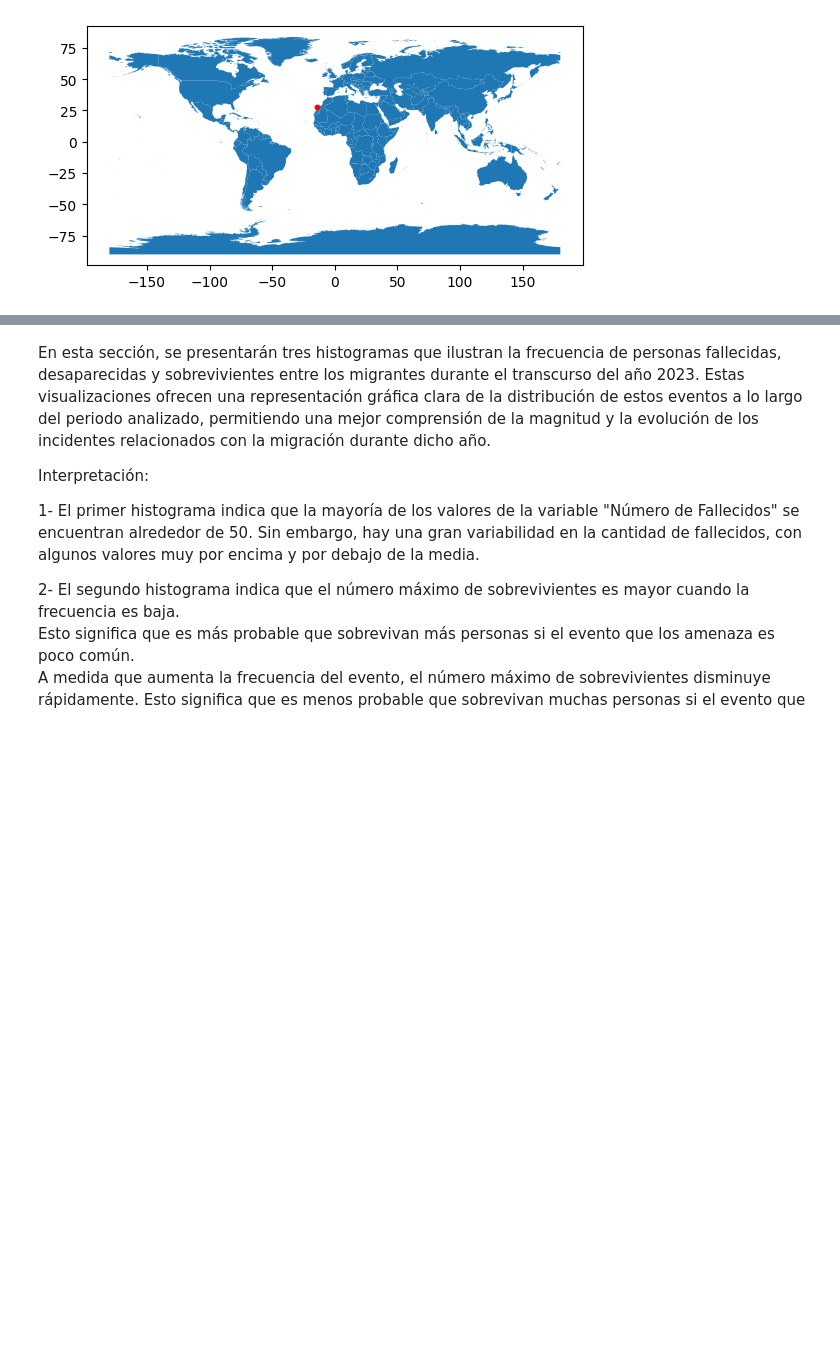
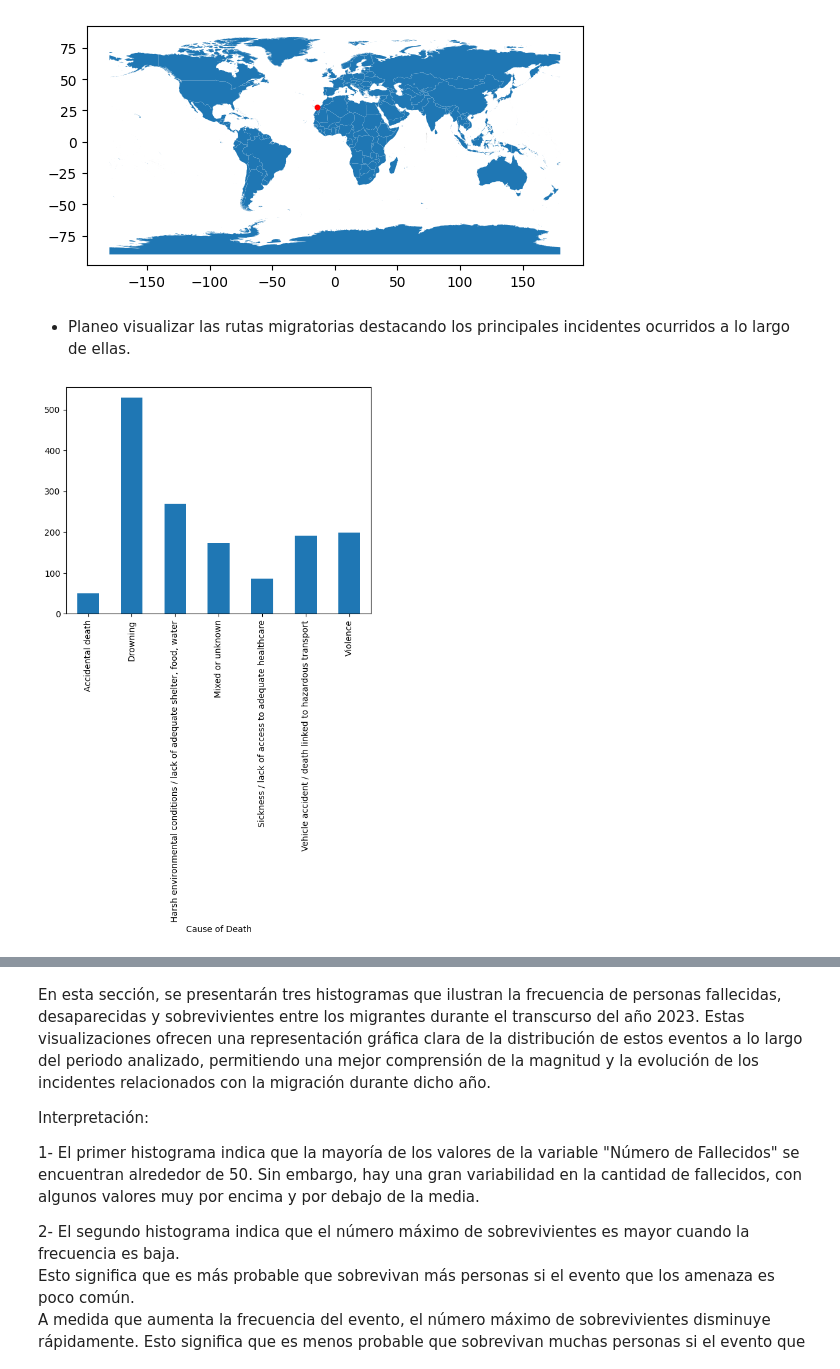
Before and after one commit to Chinaskidev/Migracion-y-Prediccion, a Jupyter notebook: migracion.ipynb, the cells around one changed output, grey strips where cells are left out. Saved outputs shown, nothing was run; the diff lists cells and outputs as text; code cells hidden in the pictures; blank space fills up the shorter version.

```diff
--- a/migracion.ipynb
+++ b/migracion.ipynb
@@ -17,6 +19,6 @@ from shapely.geometry import Point
 # %%
 # Vamos a leer el arquivo csv que vamos utilizar
-migracion_datos = pandas.read_csv('MissingMigrants-Global-2024-02-13--14_07_45.csv')
+migracion_datos = pandas.read_csv('datos/MissingMigrants-Global-2024-02-13--14_07_45.csv')
 migracion_datos.head()
 # %% [output]
 |  | Main ID | Incident ID | Region | Incident Date | Year | Reported Month | Number Dead | ... |
@@ -276,3 +278,16 @@ geo_df_min_location.plot(ax=ax, color='red', markersize=10)
 plt.show()
 # %% [output]
 [figure]
+# %% [markdown]
+* Planeo visualizar las rutas migratorias destacando los principales incidentes ocurridos a lo largo de ellas.
+# %%
+# Agrupar por 'Cause of Death' y contar el número total de incidentes
+grouped = df_sin_nulos.groupby('Cause of Death').size()
+
+# Crear un gráfico de barras
+grouped.plot(kind='bar', label='Cause of Death')
+
+# Mostrar el gráfico
+plt.show()
+# %% [output]
+[figure, added]
```
Also changed, not shown: parts of 6 cells of this notebook.
